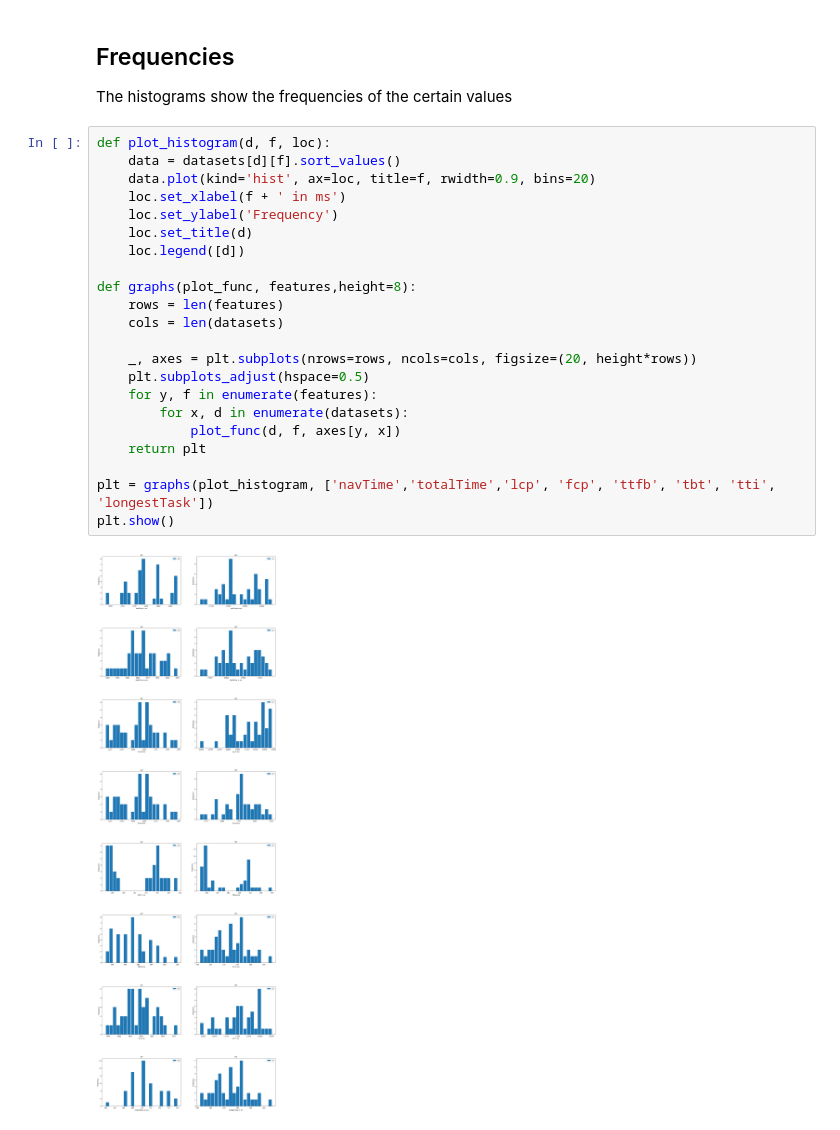
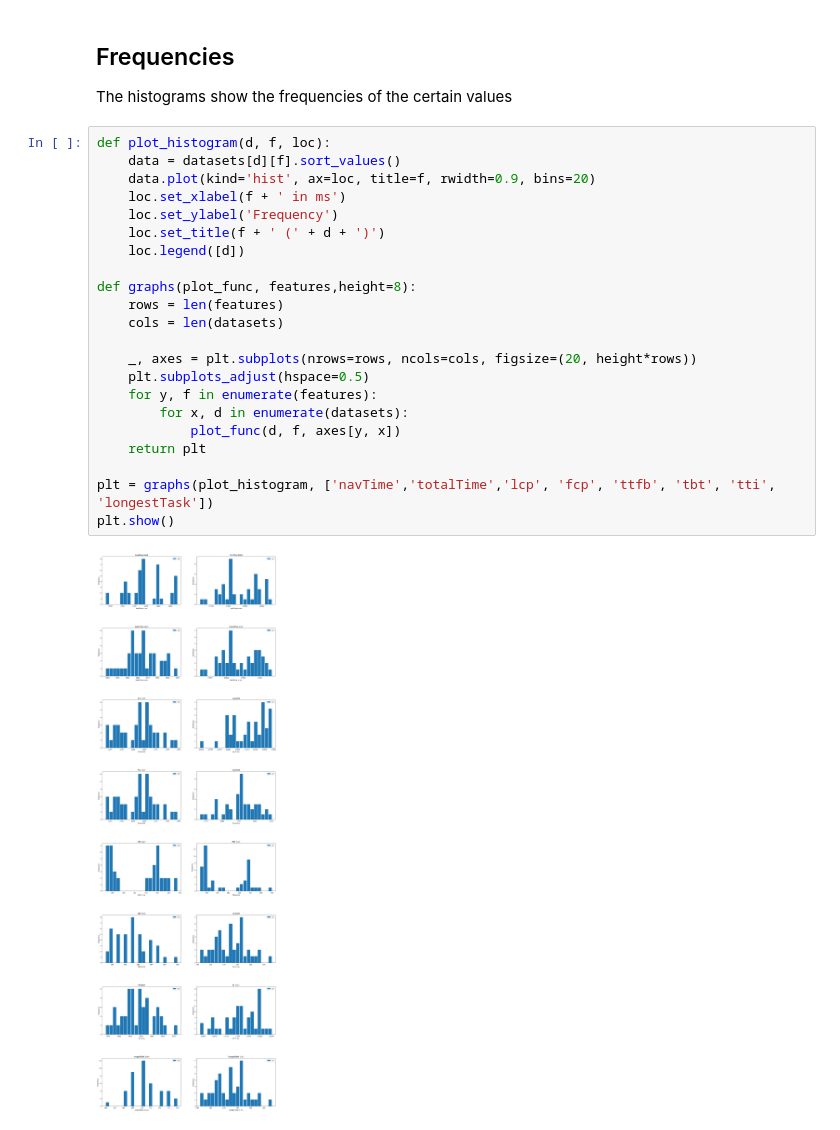
Before and after one commit to Aukevanoost/migrating-stateful-monoliths-to-microfrontends, a Jupyter notebook: analytics/notebooks/throttled-heavy.ipynb, the cells around one changed output. Cells and saved outputs as stored; diff of their text form.

```diff
--- a/analytics/notebooks/throttled-heavy.ipynb
+++ b/analytics/notebooks/throttled-heavy.ipynb
@@ -296,24 +296,24 @@ The histograms show the frequencies of the certain values
 # %%
 def plot_histogram(d, f, loc):
     data = datasets[d][f].sort_values()
     data.plot(kind='hist', ax=loc, title=f, rwidth=0.9, bins=20)
     loc.set_xlabel(f + ' in ms')
     loc.set_ylabel('Frequency')
-    loc.set_title(d)
+    loc.set_title(f + ' (' + d + ')')
     loc.legend([d])
 
 def graphs(plot_func, features,height=8):
     rows = len(features)
     cols = len(datasets)
 
     _, axes = plt.subplots(nrows=rows, ncols=cols, figsize=(20, height*rows))
     plt.subplots_adjust(hspace=0.5)
     for y, f in enumerate(features):
         for x, d in enumerate(datasets):
             plot_func(d, f, axes[y, x])
     return plt
 
 plt = graphs(plot_histogram, ['navTime','totalTime','lcp', 'fcp', 'ttfb', 'tbt', 'tti', 'longestTask'])
 plt.show()
 # %% [output]
-[figure, old version]
+[figure, new version]
```
Also changed, not shown: parts of 2 cells of this notebook, 2 other files.
